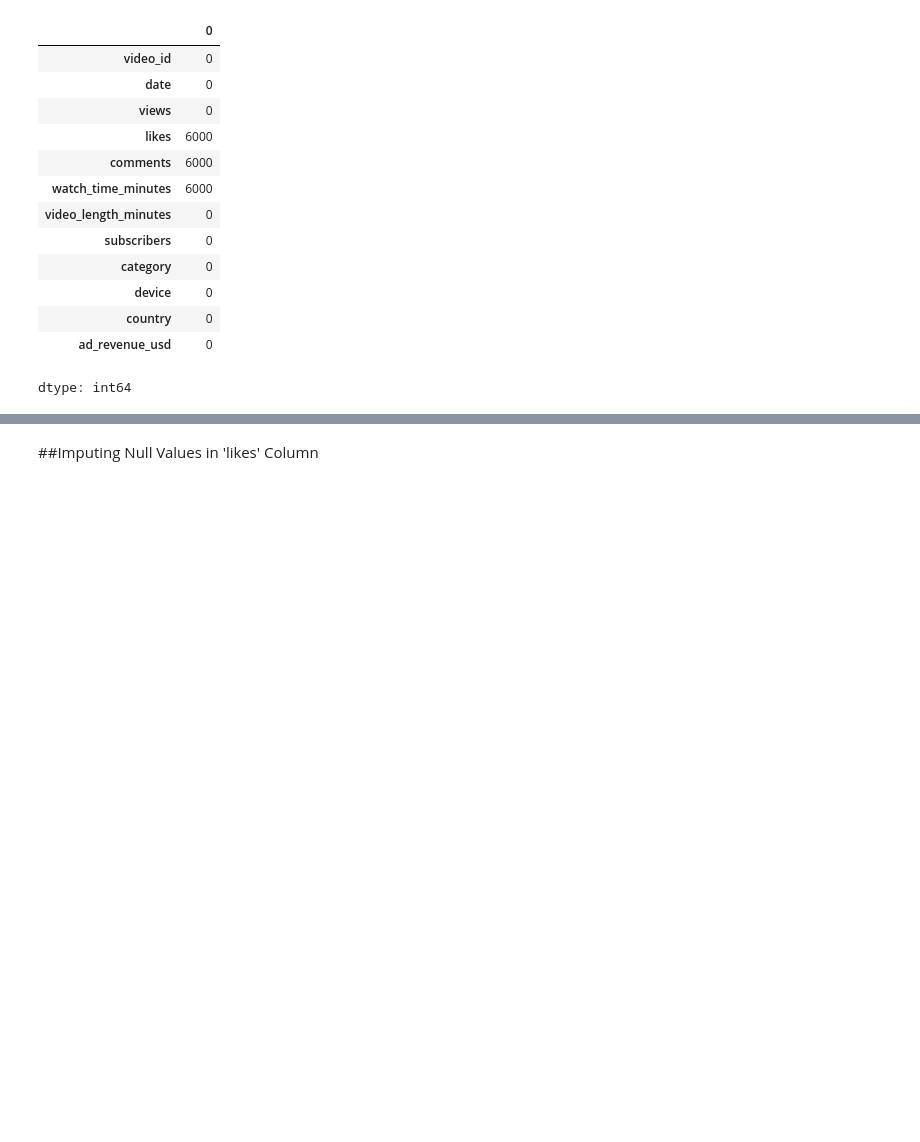
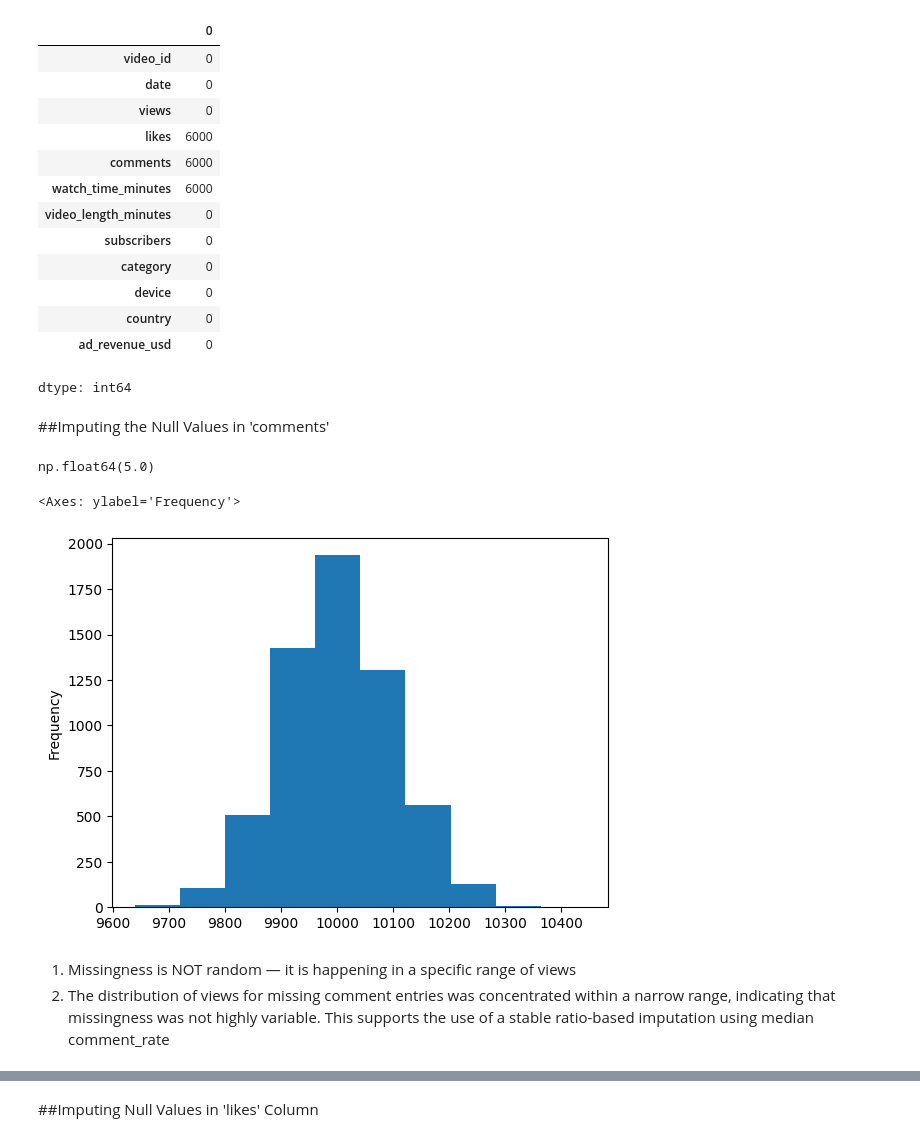
Before and after one commit to sangeethakumar-dev/youtube-revenue-predictor, a Jupyter notebook: notebooks/01_EDA_and_Feature_Engineering.ipynb, the cells around one changed output, grey strips where cells are left out. Drawn from its saved outputs; the diff is of its cells as text; code cells hidden in the pictures; blank space fills up the shorter version.

```diff
--- a/notebooks/01_EDA_and_Feature_Engineering.ipynb
+++ b/notebooks/01_EDA_and_Feature_Engineering.ipynb
@@ -24,7 +24,7 @@ import plotly.express as px
 # %%
 #Loading the data
 
-df_raw=pd.read_csv('/content/youtube_ad_revenue_dataset (1).csv')
+df_raw=pd.read_csv('/content/youtube_ad_revenue_dataset (1) (1).csv')
 # %%
 df_raw.shape
 
@@ -157,3 +164,19 @@ df_raw.isna().sum()
 | country | 0 |
 | ad_revenue_usd | 0 |
 dtype: int64
+# %% [markdown]
+##Imputing the Null Values in 'comments'
+# %%
+df_raw['comments'].isna().mean()*100
+# %% [output]
+np.float64(5.0)
+# %%
+df_raw[df_raw['comments'].isna()]['views'].plot(kind='hist')
+# %% [output]
+<Axes: ylabel='Frequency'>
+[figure, added]
+# %% [markdown]
+
+
+1.   Missingness is NOT random — it is happening in a specific range of views
+2.   The distribution of views for missing comment entries was concentrated within a narrow range, indicating that missingness was not highly variable. This supports the use of a stable ratio-based imputation using median comment_rate
```
Also changed, not shown: parts of 104 cells of this notebook.
